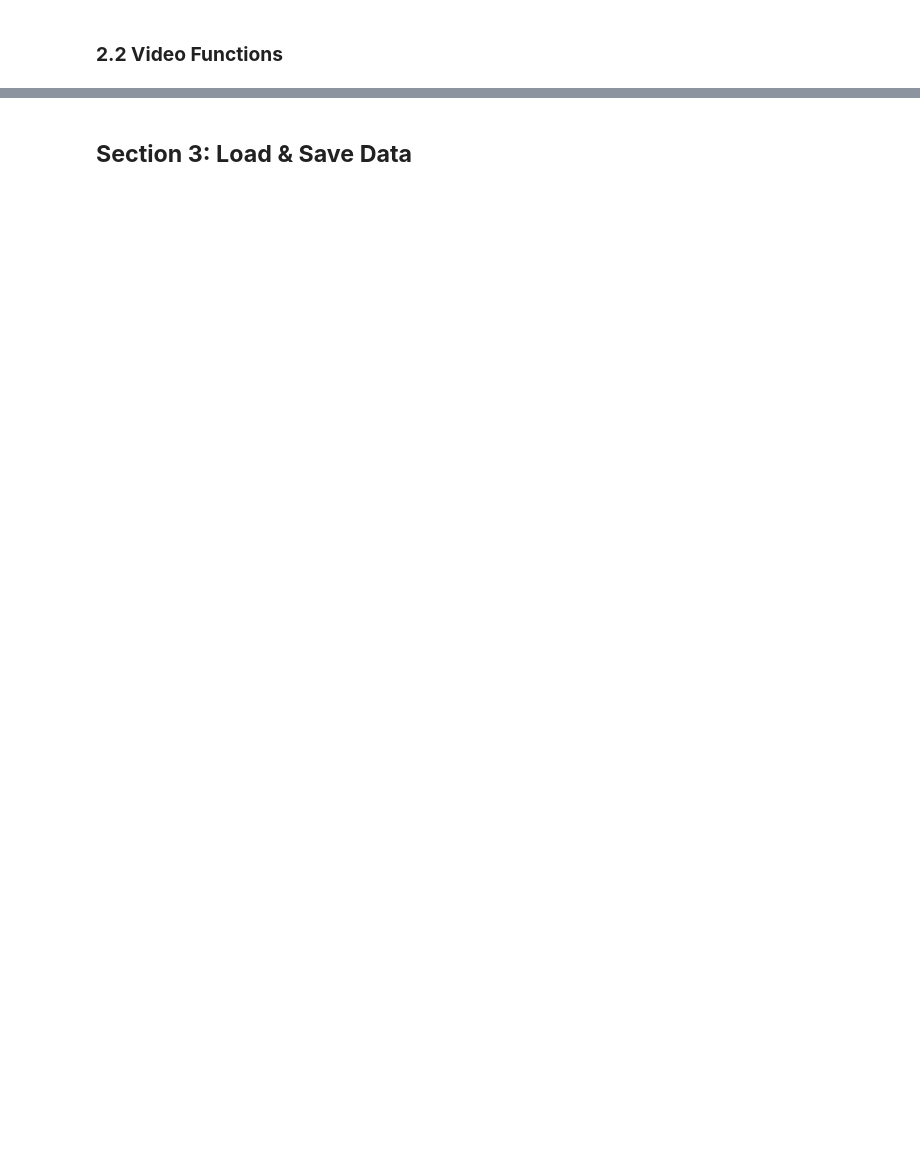
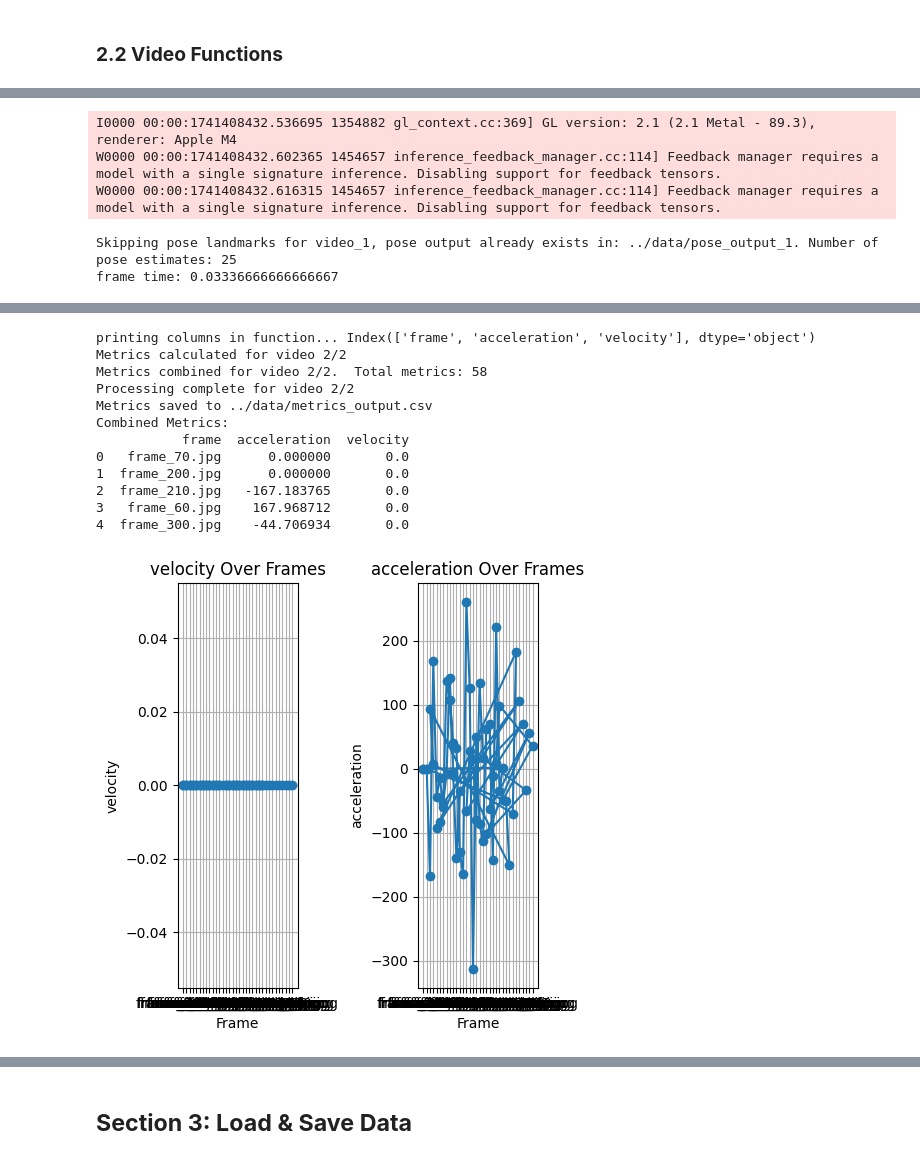
Before and after one commit to stewmckendry/Project-3---NHL-Videos, a Jupyter notebook: notebooks/NHL_Videos.ipynb, the cells around one changed output, grey strips where cells are left out. Saved outputs shown, nothing was run; the diff lists cells and outputs as text; code cells hidden in the pictures; blank space fills up the shorter version.

```diff
--- a/notebooks/NHL_Videos.ipynb
+++ b/notebooks/NHL_Videos.ipynb
@@ -131,30 +168,75 @@ def process_videos(url_list, output_dir, frame_interval, metrics, csv_output_pat
         try:
             print(f"Processing video {i+1}/{len(url_list)}: {youtube_url}")
 
-            # Step 1: Download the video
+            # Step 1: Download the video if it doesn't already exist
             video_output_path = os.path.join(output_dir, f"video_{i+1}.mp4")
-            download_video(youtube_url, video_output_path)
+            if not os.path.exists(video_output_path):
+                download_video(youtube_url, video_output_path)
+                print(f"Video downloaded to: {video_output_path}")
+            else:
+                print(f"Skipping download, video already exists: {video_output_path}")
 
             # Step 2: Retrieve and print video properties
             duration, total_frames, fps = get_video_properties(video_output_path)
             print(f"Video Length: {duration:.2f} seconds, Total Frames: {total_frames}, FPS: {fps}")
 
-            # Step 3: Extract and save frames
+            # Step 3: Extract and save frames if the folder doesn't already exist
             frame_folder_path = os.path.join(output_dir, f"frames_{i+1}")
-            extract_and_save_frames(video_output_path, frame_folder_path, frame_interval)
+            if not os.path.exists(frame_folder_path) or not os.listdir(frame_folder_path):
+                extract_and_save_frames(video_output_path, frame_folder_path, frame_interval)
+                print(f"Frames for video_{i+1} saved to: {frame_folder_path}. Number of frames: {len(os.listdir(frame_folder_path))}")
+            else:
+                print(f"Skipping frame extraction for video_{i+1}, frames already exist in: {frame_folder_path}.  Number of frames: {len(os.listdir(frame_folder_path))}")
 
-            # Step 4: Get and draw pose landmarks
+            # Step 4: Get and draw pose landmarks if the folder doesn't already exist
             pose_folder_path = os.path.join(output_dir, f"pose_output_{i+1}")
             pose_estimates = get_pose_landmarks(frame_folder_path)
-            draw_pose_landmarks(pose_estimates, frame_folder_path, pose_folder_path)
+            if not os.path.exists(pose_folder_path) or not os.listdir(pose_folder_path):
+                draw_pose_landmarks(pose_estimates, frame_folder_path, pose_folder_path)
+                print(f"Pose landmarks for video_{i+1} saved to: {pose_folder_path}.  Number of pose estimates: {len(pose_estimates)}")
+            else:
+                print(f"Skipping pose landmarks for video_{i+1}, pose output already exists in: {pose_folder_path}. Number of pose estimates: {len(pose_estimates)}")
 
             # Step 5: Calculate pose metrics and save to CSV
             frame_time = 1 / fps
+            print(f"frame time: {frame_time}")
             df_metrics = calculate_metrics(pose_estimates, frame_time, metrics)
-            csv_path = os.path.join(output_dir, f"metrics_{i+1}.csv")
-            save_to_csv(df_metrics, csv_path)
+            print(f"Metrics calculated for video {i+1}/{len(url_list)}")
 
+            # Step 6: Combine metrics from all videos
+            if i == 0:
+                df_combined = df_metrics
+            else:
+                df_combined = pd.concat([df_combined, df_metrics], ignore_index=True)
+            print(f"Metrics combined for video {i+1}/{len(url_list)}.  Total metrics: {len(df_combined)}")
+
+            # Step 7: Print completion message
             print(f"Processing complete for video {i+1}/{len(url_list)}")
+
 
         except Exception as e:
             print(f"An error occurred while processing video {i+1}/{len(url_list)}: {e}")
+
+    # Save the combined metrics to a CSV file
+    df_combined.to_csv(csv_output_path, index=False)
+    print(f"Metrics saved to {csv_output_path}")
+
+    # Display the first few rows of the combined metrics DataFrame
+    print("Combined Metrics:")
+    print(df_combined.head())
+
+    # Plot the metrics for visualization
+    plot_skating_metrics(df_combined, metrics)
+
+
+# Example usage
+url_list = [
+    "https://www.youtube.com/watch?v=y0wIRVQDbJc",
+    "https://www.youtube.com/watch?v=7jOCmk17dsc",
+]
+output_dir = "../data"
+frame_interval = 10
+metrics = ["velocity", "acceleration"]  # corrected "glive_efficiency" to "glide_efficiency"
+csv_output_path = "../data/metrics_output.csv"
+process_videos(url_list, output_dir, frame_interval, metrics, csv_output_path)
+# %% [output]
@@ -160,0 +247,5 @@ def process_videos(url_list, output_dir, frame_interval, metrics, csv_output_pat
+I0000 00:00:1741408432.536695 1354882 gl_context.cc:369] GL version: 2.1 (2.1 Metal - 89.3), renderer: Apple M4
+W0000 00:00:1741408432.602365 1454657 inference_feedback_manager.cc:114] Feedback manager requires a model with a single signature inference. Disabling support for feedback tensors.
+W0000 00:00:1741408432.616315 1454657 inference_feedback_manager.cc:114] Feedback manager requires a model with a single signature inference. Disabling support for feedback tensors.
+Skipping pose landmarks for video_1, pose output already exists in: ../data/pose_output_1. Number of pose estimates: 25
+frame time: 0.03336666666666667
@@ -161,3 +296,16 @@ def process_videos(url_list, output_dir, frame_interval, metrics, csv_output_pat
+printing columns in function... Index(['frame', 'acceleration', 'velocity'], dtype='object')
+Metrics calculated for video 2/2
+Metrics combined for video 2/2.  Total metrics: 58
+Processing complete for video 2/2
+Metrics saved to ../data/metrics_output.csv
+Combined Metrics:
+           frame  acceleration  velocity
+0   frame_70.jpg      0.000000       0.0
+1  frame_200.jpg      0.000000       0.0
+2  frame_210.jpg   -167.183765       0.0
+3   frame_60.jpg    167.968712       0.0
+4  frame_300.jpg    -44.706934       0.0
+[figure, added]
 # %%
 def download_video(youtube_url, output_path):
     """
```
Also changed, not shown: parts of 34 cells of this notebook, 3 other files.
